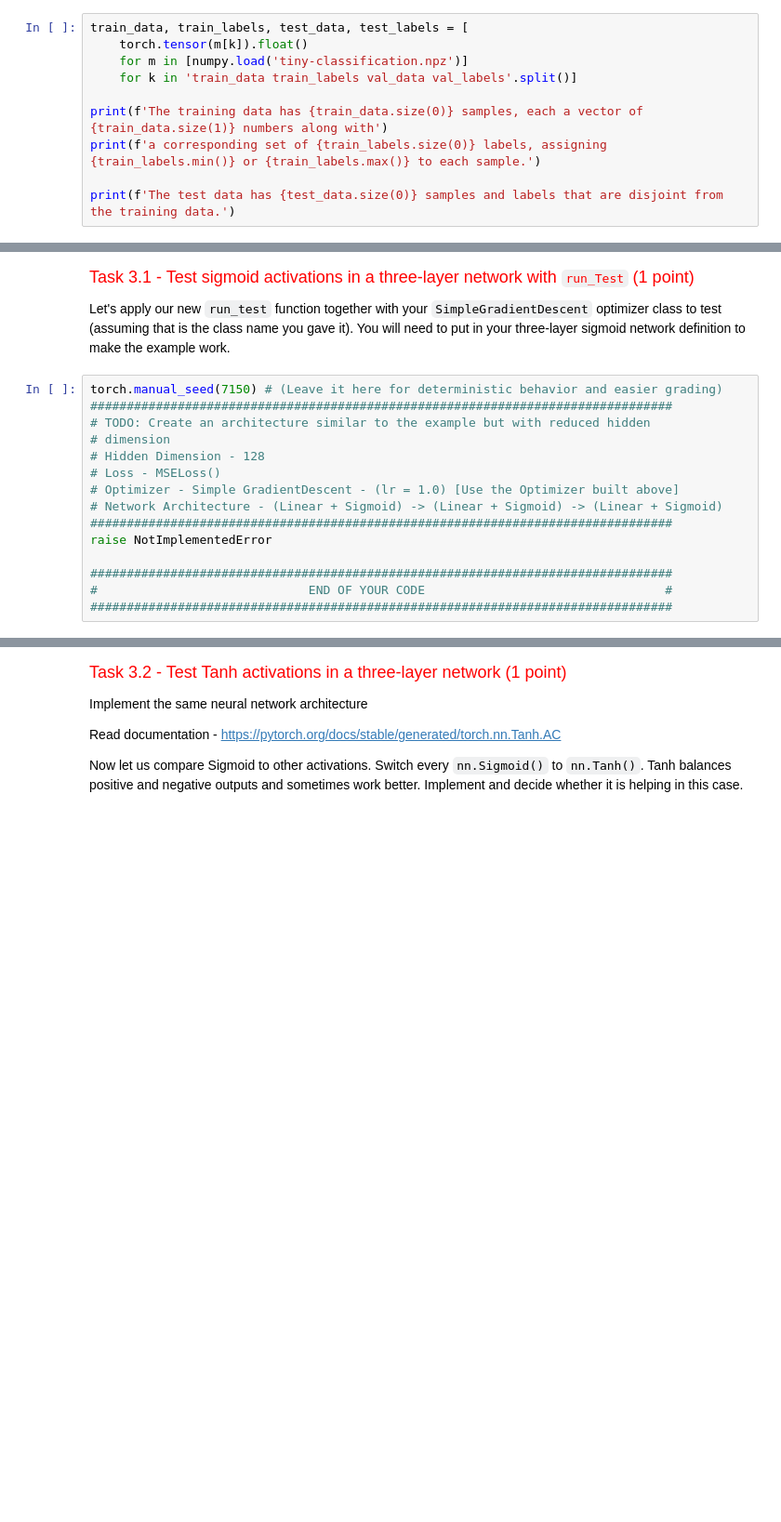
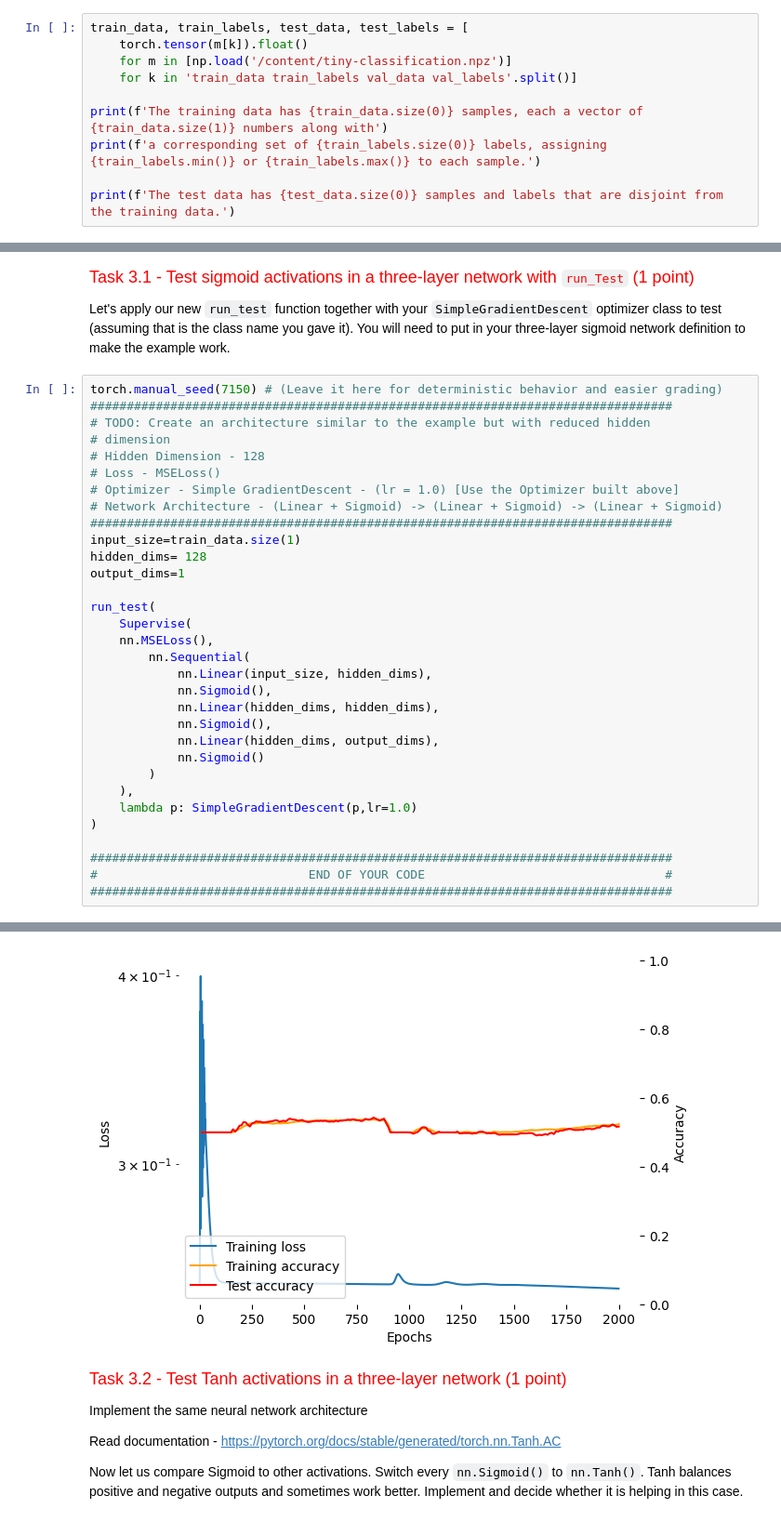
Before and after one commit to ayaazuddin/CS7150-Homework-2, a Jupyter notebook: HW2_1_OptimizationAndNetworkArchitecture.ipynb, the cells around one changed output, grey strips where cells are left out. Shown at 93% size. Drawn from its saved outputs; the diff is of its cells as text; blank space fills up the shorter version.

```diff
--- a/HW2_1_OptimizationAndNetworkArchitecture.ipynb
+++ b/HW2_1_OptimizationAndNetworkArchitecture.ipynb
@@ -655,7 +676,7 @@ The test data has 2000 samples and labels that are disjoint from the training da
 # %%
 train_data, train_labels, test_data, test_labels = [
     torch.tensor(m[k]).float()
-    for m in [numpy.load('tiny-classification.npz')]
+    for m in [np.load('/content/tiny-classification.npz')]
     for k in 'train_data train_labels val_data val_labels'.split()]
 
 print(f'The training data has {train_data.size(0)} samples, each a vector of {train_data.size(1)} numbers along with')
@@ -806,8 +843,26 @@ torch.manual_seed(7150) # (Leave it here for deterministic behavior and easier g
 # Optimizer - Simple GradientDescent - (lr = 1.0) [Use the Optimizer built above]
 # Network Architecture - (Linear + Sigmoid) -> (Linear + Sigmoid) -> (Linear + Sigmoid)
 ################################################################################
-raise NotImplementedError
+input_size=train_data.size(1)
+hidden_dims= 128
+output_dims=1
+
+run_test(
+    Supervise(
+    nn.MSELoss(),
+        nn.Sequential(
+            nn.Linear(input_size, hidden_dims),
+            nn.Sigmoid(),
+            nn.Linear(hidden_dims, hidden_dims),
+            nn.Sigmoid(),
+            nn.Linear(hidden_dims, output_dims),
+            nn.Sigmoid()
+        )
+    ),
+    lambda p: SimpleGradientDescent(p,lr=1.0)
+)
 
 ################################################################################
 #                             END OF YOUR CODE                                 #
 ################################################################################
+# %% [output]
@@ -814,3 +872,4 @@ raise NotImplementedError
+[figure, added]
 # %% [markdown]
 <font size='4' color='Red'>Task 3.2 - Test Tanh activations in a three-layer network (1 point)</font>
 
```
Also changed, not shown: parts of 22 cells of this notebook.
